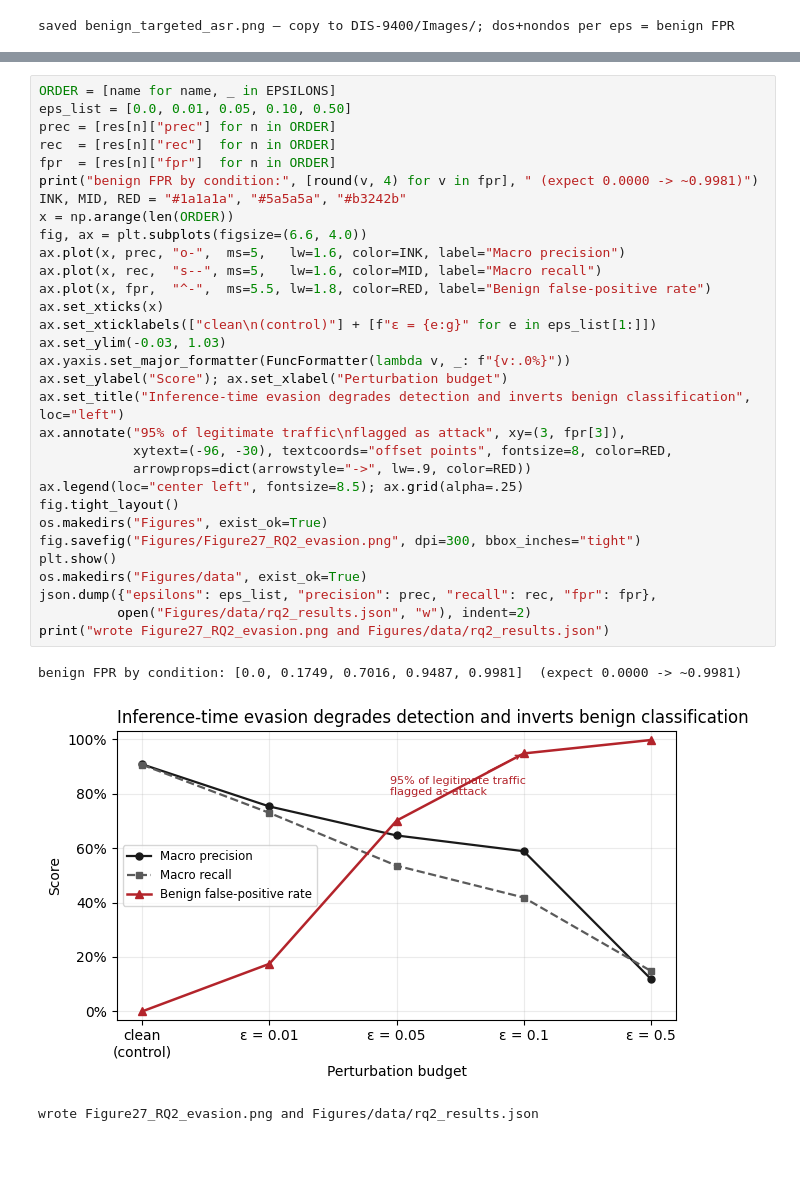
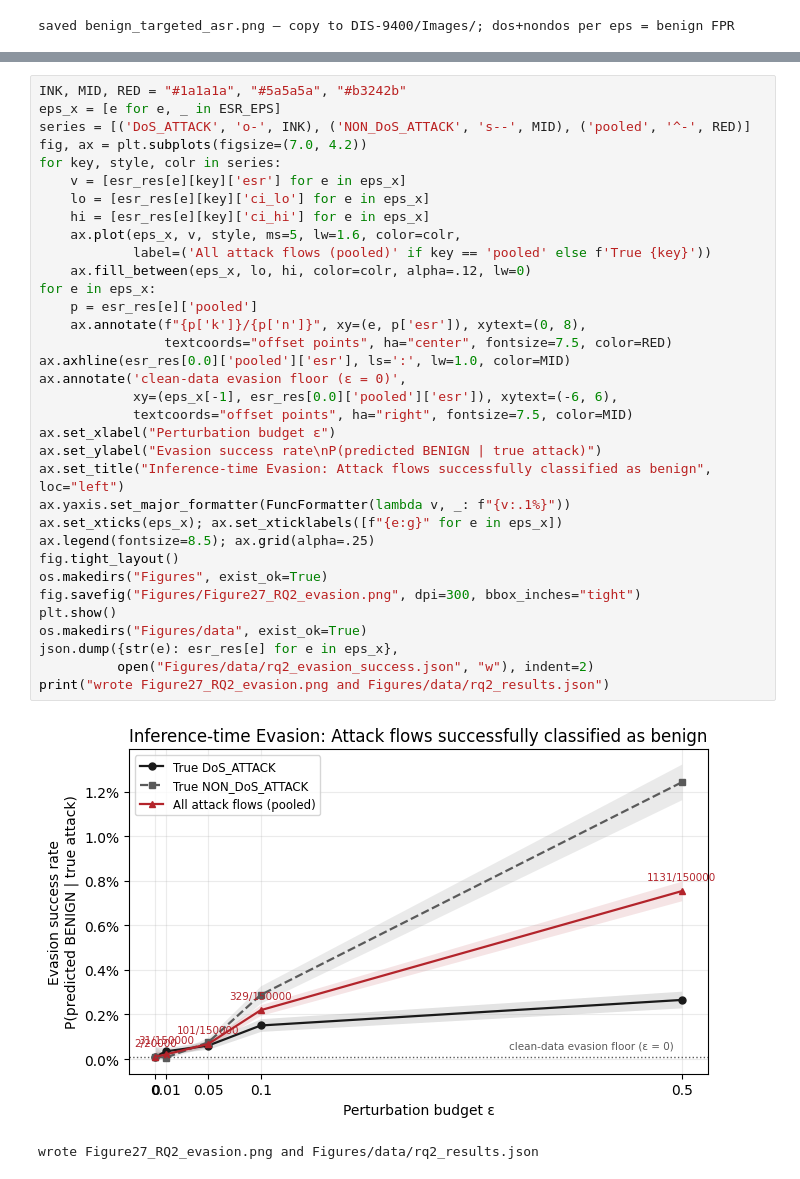
Before and after one commit to NU-Academics/DIS_Hughen, a Jupyter notebook: RQ2.ipynb, the cells around one changed output, grey strips where cells are left out. Drawn from its saved outputs; the diff is of its cells as text; blank space fills up the shorter version.

```diff
--- a/RQ2.ipynb
+++ b/RQ2.ipynb
@@ -230,35 +304,37 @@ saved benign_targeted_asr.png — copy to DIS-9400/Images/; dos+nondos per eps =
 # %%
-ORDER = [name for name, _ in EPSILONS]
-eps_list = [0.0, 0.01, 0.05, 0.10, 0.50]
-prec = [res[n]["prec"] for n in ORDER]
-rec  = [res[n]["rec"]  for n in ORDER]
-fpr  = [res[n]["fpr"]  for n in ORDER]
-print("benign FPR by condition:", [round(v, 4) for v in fpr], " (expect 0.0000 -> ~0.9981)")
 INK, MID, RED = "#1a1a1a", "#5a5a5a", "#b3242b"
-x = np.arange(len(ORDER))
-fig, ax = plt.subplots(figsize=(6.6, 4.0))
-ax.plot(x, prec, "o-",  ms=5,   lw=1.6, color=INK, label="Macro precision")
-ax.plot(x, rec,  "s--", ms=5,   lw=1.6, color=MID, label="Macro recall")
-ax.plot(x, fpr,  "^-",  ms=5.5, lw=1.8, color=RED, label="Benign false-positive rate")
-ax.set_xticks(x)
-ax.set_xticklabels(["clean\n(control)"] + [f"ε = {e:g}" for e in eps_list[1:]])
-ax.set_ylim(-0.03, 1.03)
-ax.yaxis.set_major_formatter(FuncFormatter(lambda v, _: f"{v:.0%}"))
-ax.set_ylabel("Score"); ax.set_xlabel("Perturbation budget")
-ax.set_title("Inference-time evasion degrades detection and inverts benign classification", loc="left")
-ax.annotate("95% of legitimate traffic\nflagged as attack", xy=(3, fpr[3]),
-            xytext=(-96, -30), textcoords="offset points", fontsize=8, color=RED,
-            arrowprops=dict(arrowstyle="->", lw=.9, color=RED))
-ax.legend(loc="center left", fontsize=8.5); ax.grid(alpha=.25)
+eps_x = [e for e, _ in ESR_EPS]
+series = [('DoS_ATTACK', 'o-', INK), ('NON_DoS_ATTACK', 's--', MID), ('pooled', '^-', RED)]
+fig, ax = plt.subplots(figsize=(7.0, 4.2))
+for key, style, colr in series:
+    v = [esr_res[e][key]['esr'] for e in eps_x]
+    lo = [esr_res[e][key]['ci_lo'] for e in eps_x]
+    hi = [esr_res[e][key]['ci_hi'] for e in eps_x]
+    ax.plot(eps_x, v, style, ms=5, lw=1.6, color=colr,
+            label=('All attack flows (pooled)' if key == 'pooled' else f'True {key}'))
+    ax.fill_between(eps_x, lo, hi, color=colr, alpha=.12, lw=0)
+for e in eps_x:
+    p = esr_res[e]['pooled']
+    ax.annotate(f"{p['k']}/{p['n']}", xy=(e, p['esr']), xytext=(0, 8),
+                textcoords="offset points", ha="center", fontsize=7.5, color=RED)
+ax.axhline(esr_res[0.0]['pooled']['esr'], ls=':', lw=1.0, color=MID)
+ax.annotate('clean-data evasion floor (ε = 0)',
+            xy=(eps_x[-1], esr_res[0.0]['pooled']['esr']), xytext=(-6, 6),
+            textcoords="offset points", ha="right", fontsize=7.5, color=MID)
+ax.set_xlabel("Perturbation budget ε")
+ax.set_ylabel("Evasion success rate\nP(predicted BENIGN | true attack)")
+ax.set_title("Inference-time Evasion: Attack flows successfully classified as benign", loc="left")
+ax.yaxis.set_major_formatter(FuncFormatter(lambda v, _: f"{v:.1%}"))
+ax.set_xticks(eps_x); ax.set_xticklabels([f"{e:g}" for e in eps_x])
+ax.legend(fontsize=8.5); ax.grid(alpha=.25)
 fig.tight_layout()
 os.makedirs("Figures", exist_ok=True)
 fig.savefig("Figures/Figure27_RQ2_evasion.png", dpi=300, bbox_inches="tight")
 plt.show()
 os.makedirs("Figures/data", exist_ok=True)
-json.dump({"epsilons": eps_list, "precision": prec, "recall": rec, "fpr": fpr},
-          open("Figures/data/rq2_results.json", "w"), indent=2)
+json.dump({str(e): esr_res[e] for e in eps_x},
+          open("Figures/data/rq2_evasion_success.json", "w"), indent=2)
 print("wrote Figure27_RQ2_evasion.png and Figures/data/rq2_results.json")
 # %% [output]
+[figure, new version]
-benign FPR by condition: [0.0, 0.1749, 0.7016, 0.9487, 0.9981]  (expect 0.0000 -> ~0.9981)
+wrote Figure27_RQ2_evasion.png and Figures/data/rq2_results.json
-[figure, old version]
-wrote Figure27_RQ2_evasion.png and Figures/data/rq2_results.json
```
Also changed, not shown: parts of 2 cells of this notebook, 1 other file.
